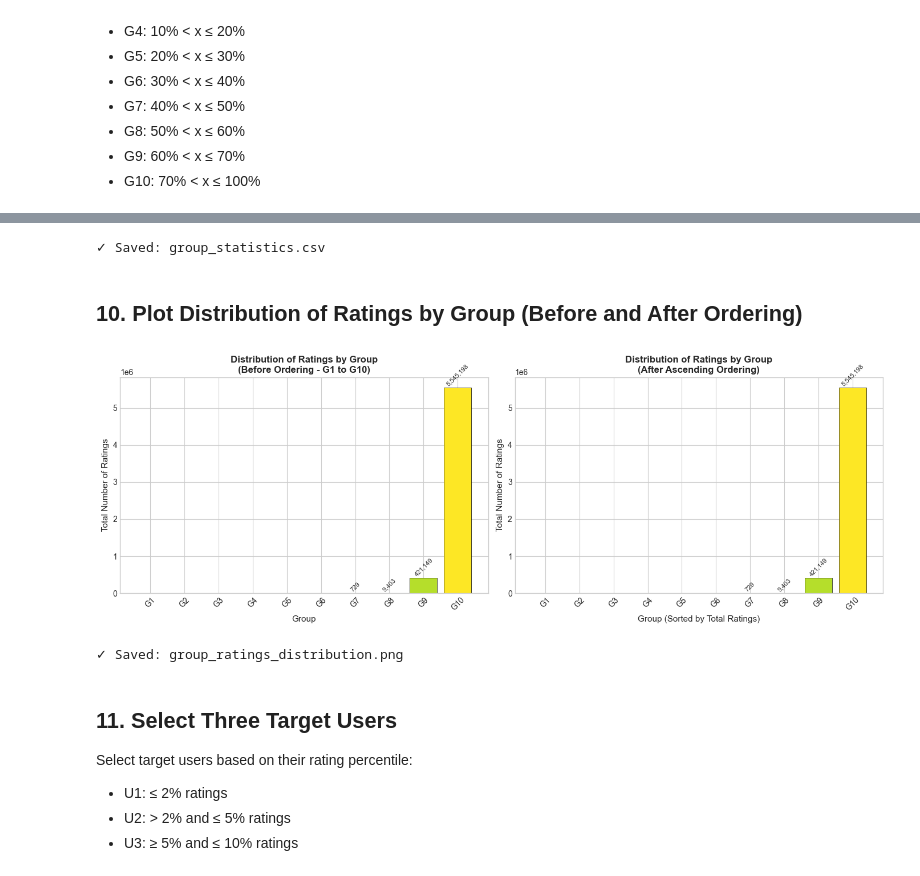
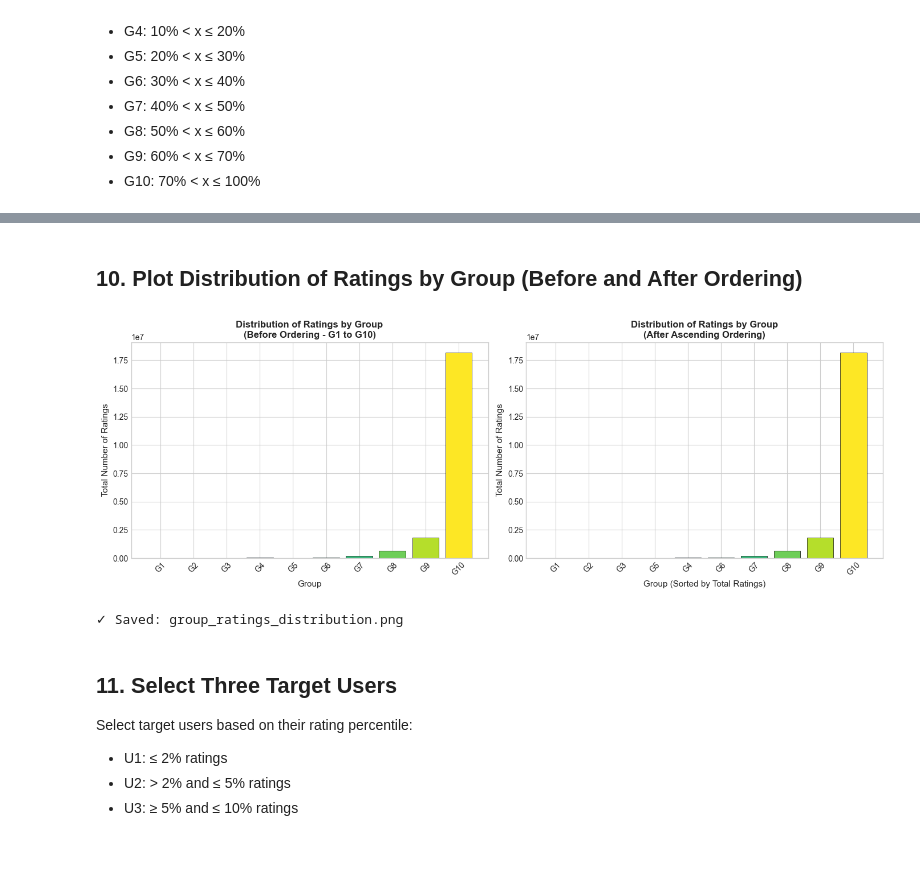
Before and after one commit to AdhammElwakeel/AIE425-Assignment-Group-X-, a Jupyter notebook: section1_statistical_analysis/statistical_analysis.ipynb, the cells around one changed output, grey strips where cells are left out. Drawn from its saved outputs; the diff is of its cells as text; code cells hidden in the pictures.

```diff
--- a/section1_statistical_analysis/statistical_analysis.ipynb
+++ b/section1_statistical_analysis/statistical_analysis.ipynb
@@ -219,6 +220,6 @@ Calculate and save the number of ratings for each item (book).
 # %%
 # Calculate number of ratings per item (n_i)
-n_i = ratings.groupby('book_id').size().reset_index(name='ni')
+n_i = ratings.groupby('item_id').size().reset_index(name='ni')
 
 print("Number of Ratings per Item (n_i):")
 print(f"  Total items: {len(n_i):,}")
@@ -230,5 +231,9 @@ print(f"  Median ratings per item: {n_i['ni'].median()}")
 # Display sample
 print("\nSample:")
 display(n_i.head(10))
+
+# Save n_i to results
+n_i.to_csv(os.path.join(RESULTS_PATH, 'ni_ratings_per_item.csv'), index=False)
+print("✓ Saved: ni_ratings_per_item.csv")
 # %% [output]
 Number of Ratings per Item (n_i):
@@ -306,6 +305,6 @@ Calculate and save the average rating received by each item (book).
 # %%
 # Calculate average ratings per item (r_i)
-r_i = ratings.groupby('book_id')['rating'].mean().reset_index(name='ri')
+r_i = ratings.groupby('item_id')['rating'].mean().reset_index(name='ri')
 r_i['ri'] = r_i['ri'].round(2)
 
 print("Average Ratings per Item (r_i):")
@@ -317,5 +316,9 @@ print(f"  Std of avg ratings: {round(r_i['ri'].std(), 2)}")
 # Display sample
 print("\nSample:")
 display(r_i.head(10))
+
+# Save r_i to results
+r_i.to_csv(os.path.join(RESULTS_PATH, 'ri_avg_ratings_per_item.csv'), index=False)
+print("✓ Saved: ri_avg_ratings_per_item.csv")
 # %% [output]
 Average Ratings per Item (r_i):
@@ -427,10 +425,9 @@ Classify products into 10 groups based on their average ratings as percentiles:
 - G10: 70% < x ≤ 100%
 # %%
 # Merge n_i with r_i to get both number and average of ratings per item
-item_stats = n_i.merge(r_i, on='book_id')
+item_stats = n_i.merge(r_i, on='item_id')
 
 # Calculate percentile rank for each item based on average rating
-# Using the max average rating as reference (5.0 for 1-5 scale)
 max_avg_rating = 5.0
 
 def assign_group(avg_rating, max_rating=5.0):
@@ -466,5 +463,16 @@ item_stats['group'] = item_stats['ri'].apply(assign_group)
 
 print("Items assigned to groups:")
 display(item_stats.head(10))
+
+# Count number of products in each group
+group_counts = item_stats['group'].value_counts().sort_index()
+
+print("\nNumber of Products in Each Group:")
+print("=" * 40)
+for group in ['G1', 'G2', 'G3', 'G4', 'G5', 'G6', 'G7', 'G8', 'G9', 'G10']:
+    count = group_counts.get(group, 0)
+    print(f"  {group}: {count:,} products")
+print("=" * 40)
+print(f"  Total: {group_counts.sum():,} products")
 # %% [output]
 Items assigned to groups:
@@ -555,57 +554,37 @@ Total Ratings in Each Group (Ascending Order):
-# %%
-# Save group statistics
-group_stats = group_ratings_full.copy()
-group_stats['num_products'] = group_stats['group'].map(group_counts).fillna(0).astype(int)
-group_stats.to_csv(os.path.join(RESULTS_PATH, 'group_statistics.csv'), index=False)
-print("✓ Saved: group_statistics.csv")
-# %% [output]
-✓ Saved: group_statistics.csv
 # %% [markdown]
 ## 10. Plot Distribution of Ratings by Group (Before and After Ordering)
 # %%
 # Create comparison plots
 fig, axes = plt.subplots(1, 2, figsize=(14, 5))
 
 # Color palette
 colors = plt.cm.viridis(np.linspace(0, 1, 10))
 
 # Plot 1: Before ordering (G1-G10 in order)
 bars1 = axes[0].bar(group_ratings_full['group'], group_ratings_full['total_ratings'],
                     color=colors, edgecolor='black', linewidth=0.5)
 axes[0].set_xlabel('Group', fontsize=11)
 axes[0].set_ylabel('Total Number of Ratings', fontsize=11)
 axes[0].set_title('Distribution of Ratings by Group\n(Before Ordering - G1 to G10)', fontsize=12, fontweight='bold')
 axes[0].tick_params(axis='x', rotation=45)
 
-# Add value labels
-for bar, val in zip(bars1, group_ratings_full['total_ratings']):
-    if val > 0:
-        axes[0].text(bar.get_x() + bar.get_width()/2, bar.get_height() + 5000,
-                    f'{int(val):,}', ha='center', va='bottom', fontsize=8, rotation=45)
-
 # Plot 2: After ordering (ascending by total ratings)
 bars2 = axes[1].bar(range(len(group_ratings_sorted)), group_ratings_sorted['total_ratings'],
                     color=[colors[all_groups.index(g)] for g in group_ratings_sorted['group']],
                     edgecolor='black', linewidth=0.5)
 axes[1].set_xticks(range(len(group_ratings_sorted)))
 axes[1].set_xticklabels(group_ratings_sorted['group'])
 axes[1].set_xlabel('Group (Sorted by Total Ratings)', fontsize=11)
 axes[1].set_ylabel('Total Number of Ratings', fontsize=11)
 axes[1].set_title('Distribution of Ratings by Group\n(After Ascending Ordering)', fontsize=12, fontweight='bold')
 axes[1].tick_params(axis='x', rotation=45)
 
-# Add value labels
-for bar, val in zip(bars2, group_ratings_sorted['total_ratings']):
-    if val > 0:
-        axes[1].text(bar.get_x() + bar.get_width()/2, bar.get_height() + 5000,
-                    f'{int(val):,}', ha='center', va='bottom', fontsize=8, rotation=45)
-
 plt.tight_layout()
 plt.savefig(os.path.join(RESULTS_PATH, 'group_ratings_distribution.png'), dpi=300, bbox_inches='tight')
 plt.show()
 print("✓ Saved: group_ratings_distribution.png")
 # %% [output]
-[figure, old version]
+[figure, new version]
 ✓ Saved: group_ratings_distribution.png
 # %% [markdown]
 ## 11. Select Three Target Users
```
Also changed, not shown: parts of 40 cells of this notebook, 24 other files.
